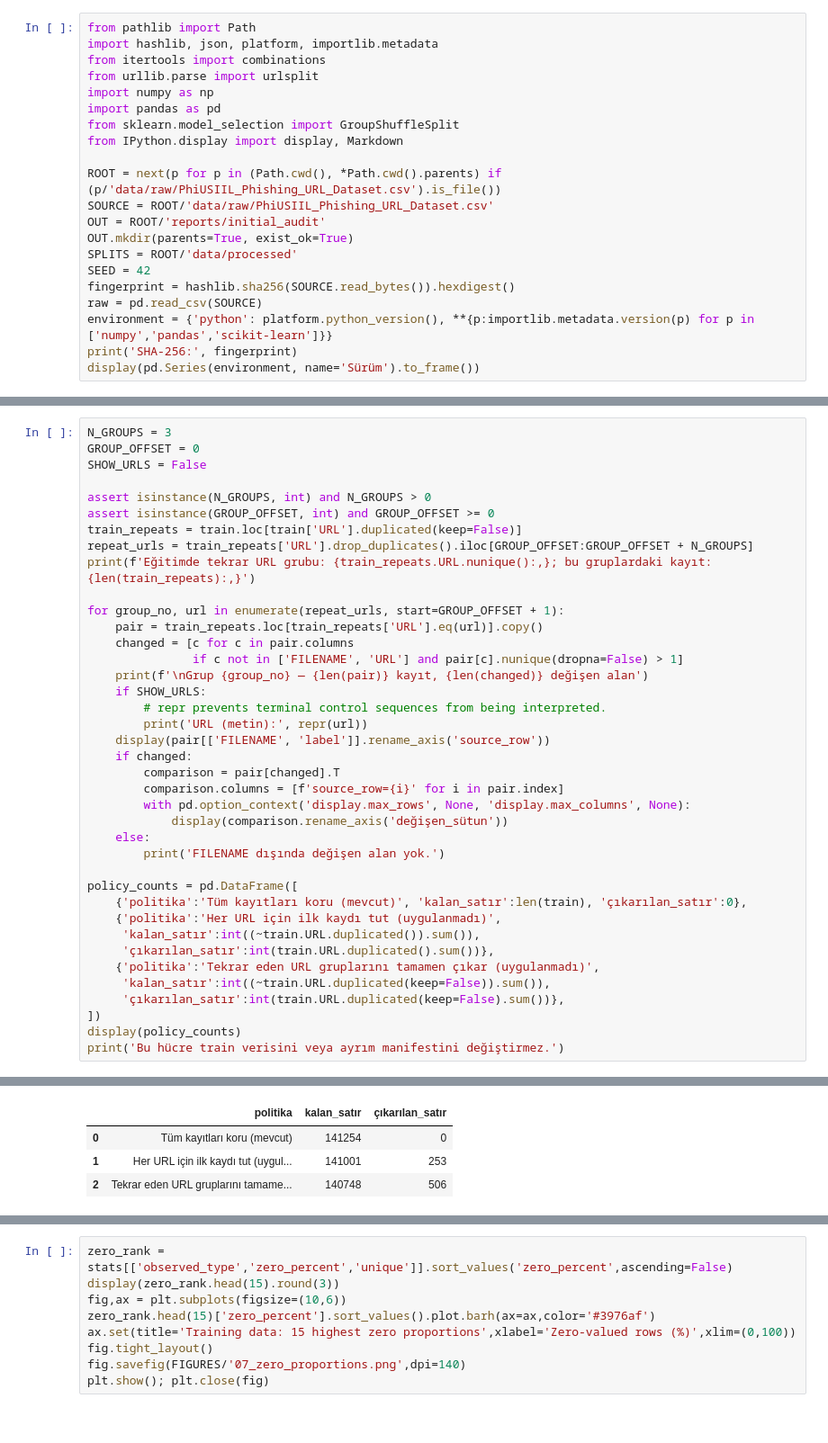
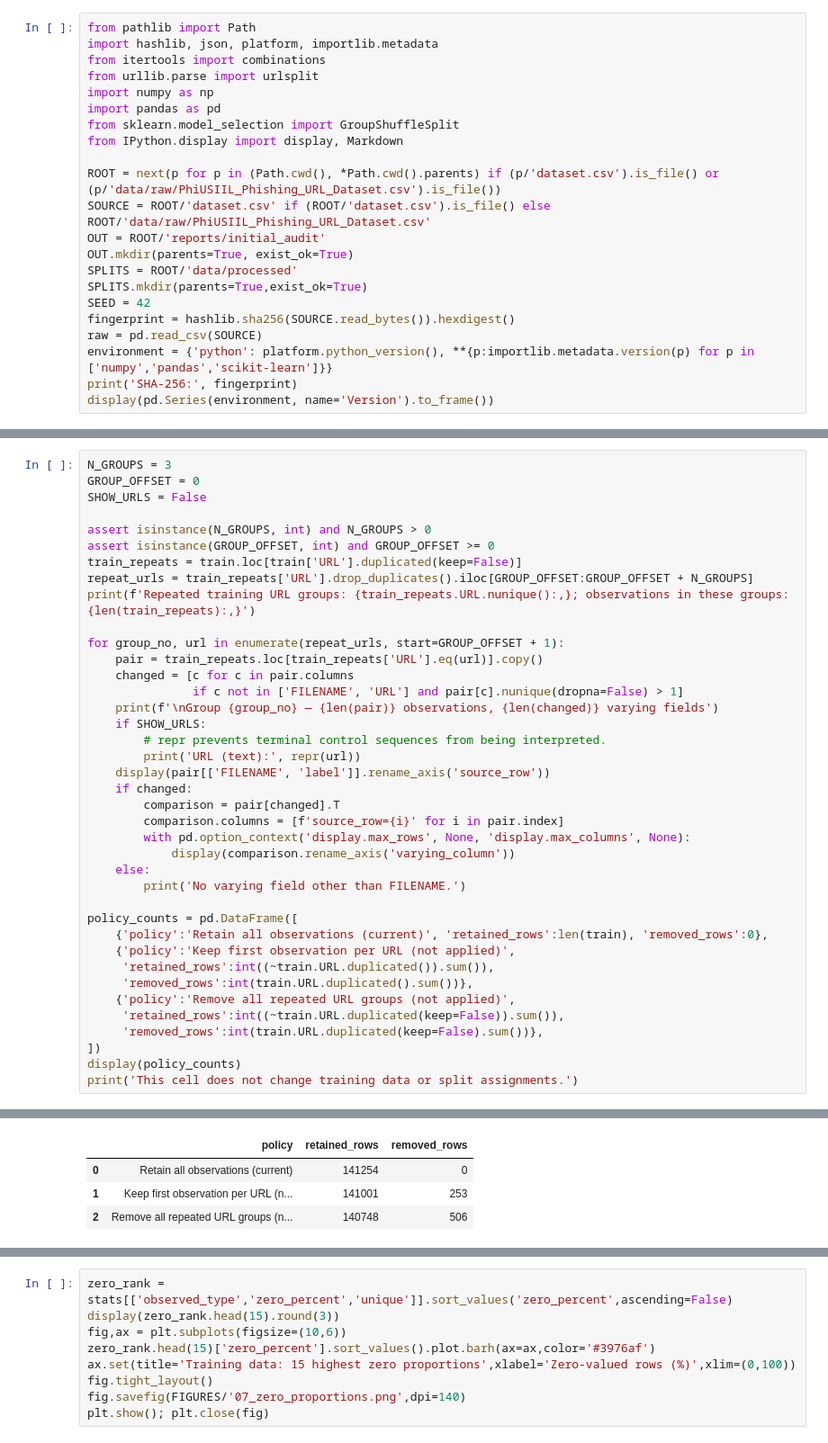
Before and after one commit to aliabdelhalim272/Detction-of-phishing-websites-using-machine-learning-, a Jupyter notebook: notebooks/01_eda.ipynb, the cells around one changed output, grey strips where cells are left out. Shown at 90% size. Saved outputs shown, nothing was run; the diff lists cells and outputs as text.

```diff
--- a/notebooks/01_eda.ipynb
+++ b/notebooks/01_eda.ipynb
@@ -28,16 +58,17 @@ import pandas as pd
 from sklearn.model_selection import GroupShuffleSplit
 from IPython.display import display, Markdown
 
-ROOT = next(p for p in (Path.cwd(), *Path.cwd().parents) if (p/'data/raw/PhiUSIIL_Phishing_URL_Dataset.csv').is_file())
-SOURCE = ROOT/'data/raw/PhiUSIIL_Phishing_URL_Dataset.csv'
+ROOT = next(p for p in (Path.cwd(), *Path.cwd().parents) if (p/'dataset.csv').is_file() or (p/'data/raw/PhiUSIIL_Phishing_URL_Dataset.csv').is_file())
+SOURCE = ROOT/'dataset.csv' if (ROOT/'dataset.csv').is_file() else ROOT/'data/raw/PhiUSIIL_Phishing_URL_Dataset.csv'
 OUT = ROOT/'reports/initial_audit'
 OUT.mkdir(parents=True, exist_ok=True)
 SPLITS = ROOT/'data/processed'
+SPLITS.mkdir(parents=True,exist_ok=True)
 SEED = 42
 fingerprint = hashlib.sha256(SOURCE.read_bytes()).hexdigest()
 raw = pd.read_csv(SOURCE)
 environment = {'python': platform.python_version(), **{p:importlib.metadata.version(p) for p in ['numpy','pandas','scikit-learn']}}
 print('SHA-256:', fingerprint)
-display(pd.Series(environment, name='Sürüm').to_frame())
+display(pd.Series(environment, name='Version').to_frame())
 # %% [output]
 SHA-256: a236549cd369cd80bd478ff8e1779cbf44c58d5c3f79f7a51a1adbed7d06d1c6
@@ -346,34 +369,34 @@ assert isinstance(N_GROUPS, int) and N_GROUPS > 0
 assert isinstance(GROUP_OFFSET, int) and GROUP_OFFSET >= 0
 train_repeats = train.loc[train['URL'].duplicated(keep=False)]
 repeat_urls = train_repeats['URL'].drop_duplicates().iloc[GROUP_OFFSET:GROUP_OFFSET + N_GROUPS]
-print(f'Eğitimde tekrar URL grubu: {train_repeats.URL.nunique():,}; bu gruplardaki kayıt: {len(train_repeats):,}')
+print(f'Repeated training URL groups: {train_repeats.URL.nunique():,}; observations in these groups: {len(train_repeats):,}')
 
 for group_no, url in enumerate(repeat_urls, start=GROUP_OFFSET + 1):
     pair = train_repeats.loc[train_repeats['URL'].eq(url)].copy()
     changed = [c for c in pair.columns
                if c not in ['FILENAME', 'URL'] and pair[c].nunique(dropna=False) > 1]
-    print(f'\nGrup {group_no} — {len(pair)} kayıt, {len(changed)} değişen alan')
+    print(f'\nGroup {group_no} — {len(pair)} observations, {len(changed)} varying fields')
     if SHOW_URLS:
         # repr prevents terminal control sequences from being interpreted.
-        print('URL (metin):', repr(url))
+        print('URL (text):', repr(url))
     display(pair[['FILENAME', 'label']].rename_axis('source_row'))
     if changed:
         comparison = pair[changed].T
         comparison.columns = [f'source_row={i}' for i in pair.index]
         with pd.option_context('display.max_rows', None, 'display.max_columns', None):
-            display(comparison.rename_axis('değişen_sütun'))
+            display(comparison.rename_axis('varying_column'))
     else:
-        print('FILENAME dışında değişen alan yok.')
+        print('No varying field other than FILENAME.')
 
 policy_counts = pd.DataFrame([
-    {'politika':'Tüm kayıtları koru (mevcut)', 'kalan_satır':len(train), 'çıkarılan_satır':0},
-    {'politika':'Her URL için ilk kaydı tut (uygulanmadı)',
-     'kalan_satır':int((~train.URL.duplicated()).sum()),
-     'çıkarılan_satır':int(train.URL.duplicated().sum())},
-    {'politika':'Tekrar eden URL gruplarını tamamen çıkar (uygulanmadı)',
-     'kalan_satır':int((~train.URL.duplicated(keep=False)).sum()),
-     'çıkarılan_satır':int(train.URL.duplicated(keep=False).sum())},
+    {'policy':'Retain all observations (current)', 'retained_rows':len(train), 'removed_rows':0},
+    {'policy':'Keep first observation per URL (not applied)',
+     'retained_rows':int((~train.URL.duplicated()).sum()),
+     'removed_rows':int(train.URL.duplicated().sum())},
+    {'policy':'Remove all repeated URL groups (not applied)',
+     'retained_rows':int((~train.URL.duplicated(keep=False)).sum()),
+     'removed_rows':int(train.URL.duplicated(keep=False).sum())},
 ])
 display(policy_counts)
-print('Bu hücre train verisini veya ayrım manifestini değiştirmez.')
+print('This cell does not change training data or split assignments.')
 # %% [output]
@@ -414,9 +437,9 @@ Grup 3 — 2 kayıt, 5 değişen alan
 | URLLength | 49.000 | 50.00 |
 | LetterRatioInURL | 0.776 | 0.76 |
 | NoOfOtherSpecialCharsInURL | 4.000 | 5.00 |
 | SpacialCharRatioInURL | 0.082 | 0.10 |
 | LargestLineLength | 58.000 | 59.00 |
-|  | politika | kalan_satır | çıkarılan_satır |
-| 0 | Tüm kayıtları koru (mevcut) | 141254 | 0 |
-| 1 | Her URL için ilk kaydı tut (uygul... | 141001 | 253 |
-| 2 | Tekrar eden URL gruplarını tamame... | 140748 | 506 |
+|  | policy | retained_rows | removed_rows |
+| 0 | Retain all observations (current) | 141254 | 0 |
+| 1 | Keep first observation per URL (n... | 141001 | 253 |
+| 2 | Remove all repeated URL groups (n... | 140748 | 506 |
```
Also changed, not shown: parts of 110 cells of this notebook, 51 other files.
